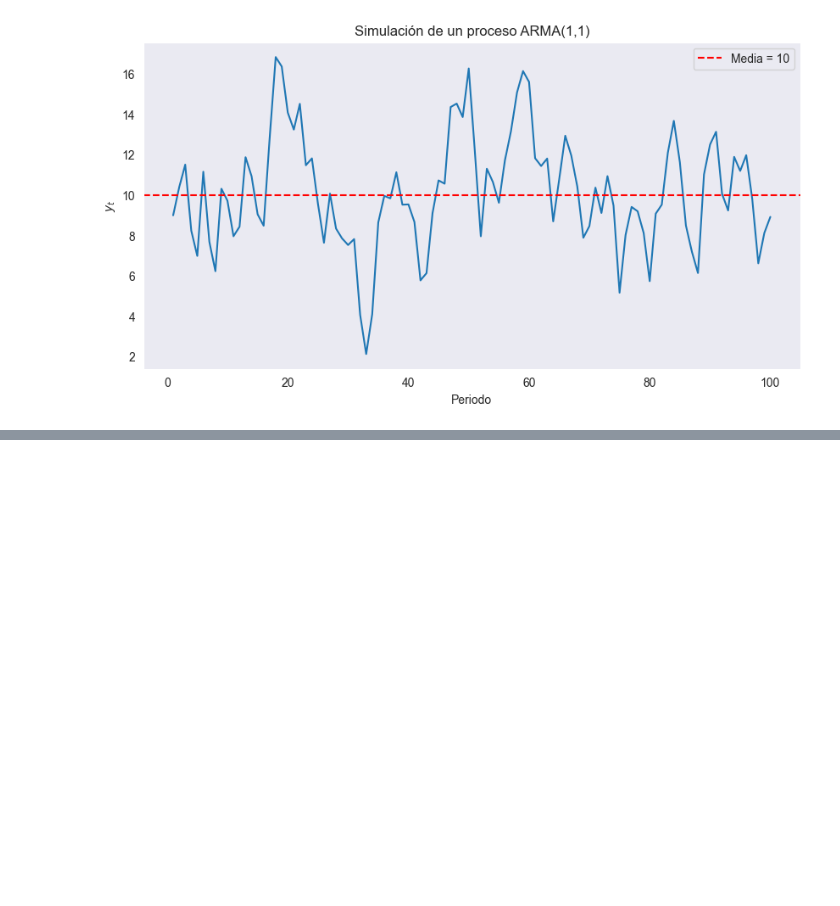
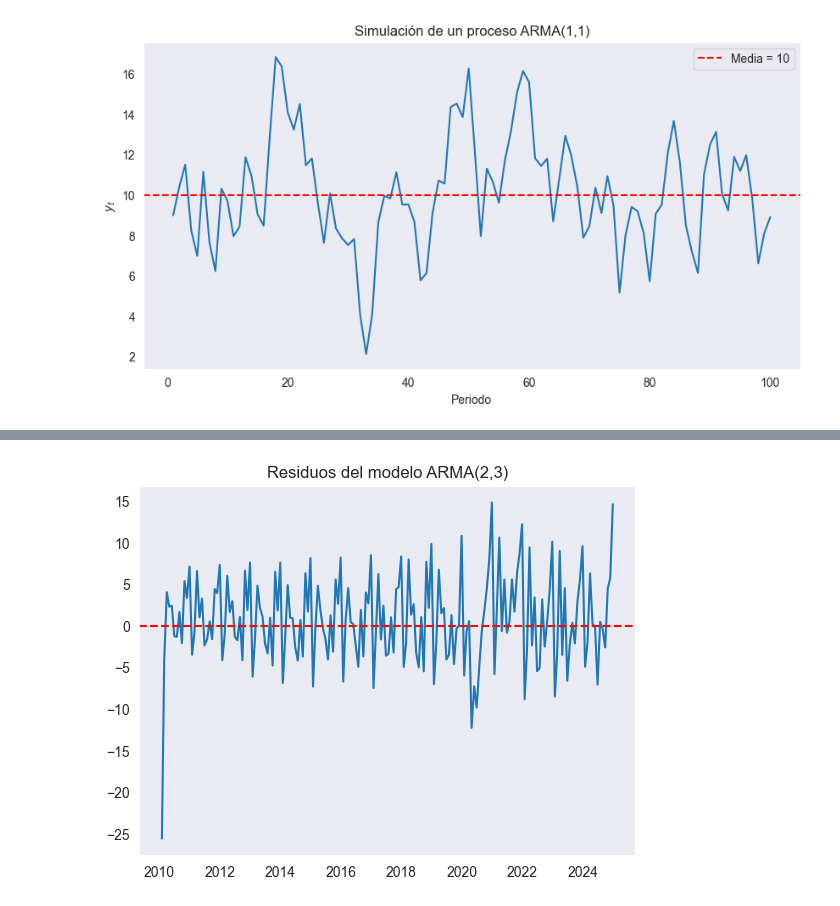
Before and after one commit to Felipe-Lopez-Vergara/ds_finance_-Lopez-, a Jupyter notebook: notebooks/HW_Sesion_4.ipynb, the cells around one changed output, grey strips where cells are left out. Saved outputs shown, nothing was run; the diff lists cells and outputs as text; code cells hidden in the pictures; blank space fills up the shorter version.

```diff
--- a/notebooks/HW_Sesion_4.ipynb
+++ b/notebooks/HW_Sesion_4.ipynb
@@ -203,0 +385,4 @@ plt.show()
+# %%
+best_order_model = ARIMA(imacec_df, order = (2, 0, 3))
+best_model_fit = best_order_model.fit()
+best_model_fit.summary()
@@ -203,0 +412,10 @@ plt.show()
+# %%
+# almaceno resiudos del modelo arma(2,3)
+residuos = best_model_fit.resid
+# %%
+plt.plot(residuos)
+plt.title("Residuos del modelo ARMA(2,3)")
+plt.axhline(0, color = 'red', linestyle = '--')
+plt.show()
+# %% [output]
+[figure, added]
```
Also changed, not shown: parts of 34 cells of this notebook.
